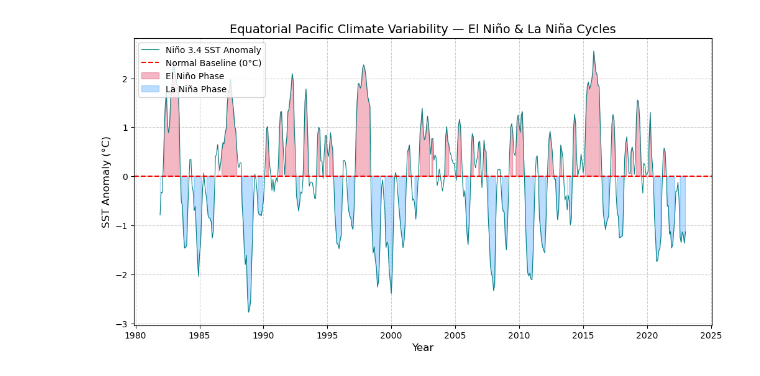
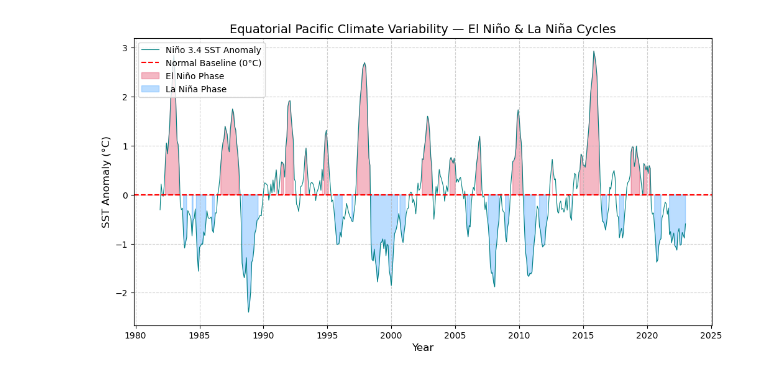
Before and after one commit to ojashgiri42/oceanography-portfolio, a Jupyter notebook: project_08_ocean_climate/notebooks/08_climate_variability.ipynb, the cells around one changed output. Cells and saved outputs as stored; diff of their text form; code cells hidden in the pictures.

```diff
--- a/project_08_ocean_climate/notebooks/08_climate_variability.ipynb
+++ b/project_08_ocean_climate/notebooks/08_climate_variability.ipynb
@@ -3,41 +3,51 @@ import xarray as xr
 import matplotlib.pyplot as plt
 import numpy as np
 
-# 1. Connect to NOAA's stable monthly OISST dataset via OPeNDAP
+# 1. Connect to NOAA's OISST dataset via OPeNDAP
 url = "https://psl.noaa.gov/thredds/dodsC/Datasets/noaa.oisst.v2/sst.mnmean.nc"
 print("Connecting to NOAA climate server...")
-ds = xr.open_dataset(url)
+ds = xr.open_dataset(url).sortby('lat')
 
-# Sort latitude coordinates so slicing works properly from South to North
-ds = ds.sortby('lat')
+# 2. Extract the Niño 3.4 region (5°S to 5°N, 190°E to 240°E)
+print("Extracting equatorial Pacific region...")
+niño34 = ds.sst.sel(lat=slice(-5, 5), lon=slice(190, 240))
 
-# 2. Extract the Niño 3.4 region in the Equatorial Pacific (5°S to 5°N, 190°E to 240°E)
-print("Extracting equatorial Pacific region...")
-niño34 = ds.sst.sel(
-    lat=slice(-5, 5),
-    lon=slice(190, 240)
-)
+# 3. Compute cosine-weighted spatial mean
+print("Calculating weighted spatial average...")
+weights = np.cos(np.deg2rad(niño34.lat))
+niño34_mean = niño34.weighted(weights).mean(dim=['lat', 'lon'], skipna=True).load()
 
-# 3. Compute spatial mean and load data into memory
-print("Downloading and processing spatial averages...")
-niño34_mean = niño34.mean(dim=['lat', 'lon'], skipna=True).load()
-
-# 4. Convert absolute SST into an Anomaly by subtracting the long-term mean over time
-climatology_mean = niño34_mean.mean(dim='time')
-niño34_anomaly = niño34_mean - climatology_mean
+# 4. Compute monthly anomaly by subtracting month-by-month climatology
+# (Optional: use .sel(time=slice('1991', '2020')) inside mean() for standard 30-yr baseline)
+climatology = niño34_mean.groupby('time.month').mean('time')
+niño34_anomaly = niño34_mean.groupby('time.month') - climatology
 
 print("Data processed successfully! Plotting climate anomaly time-series...")
 
 # 5. Plot the multi-decadal temperature anomaly variability
 plt.figure(figsize=(12, 6))
 plt.plot(niño34_anomaly.time, niño34_anomaly, color='teal', linewidth=0.8, label='Niño 3.4 SST Anomaly')
-
-# Add a reference line at 0 (the normal historical baseline)
 plt.axhline(0, color='red', linestyle='--', linewidth=1.5, label='Normal Baseline (0°C)')
 
-# Shade El Niño (warm phases > +0.5°C) and La Niña (cold phases < -0.5°C)
-plt.fill_between(niño34_anomaly.time, niño34_anomaly, 0, where=(niño34_anomaly >= 0.5), color='crimson', alpha=0.3, label='El Niño Phase')
-plt.fill_between(niño34_anomaly.time, niño34_anomaly, 0, where=(niño34_anomaly <= -0.5), color='dodgerblue', alpha=0.3, label='La Niña Phase')
+# Shade El Niño (>= +0.5°C) and La Niña (<= -0.5°C) phases
+plt.fill_between(
+    niño34_anomaly.time,
+    niño34_anomaly,
+    0,
+    where=(niño34_anomaly >= 0.5),
+    color='crimson',
+    alpha=0.3,
+    label='El Niño Phase'
+)
+plt.fill_between(
+    niño34_anomaly.time,
+    niño34_anomaly,
+    0,
+    where=(niño34_anomaly <= -0.5),
+    color='dodgerblue',
+    alpha=0.3,
+    label='La Niña Phase'
+)
 
 plt.xlabel("Year", fontsize=12)
 plt.ylabel("SST Anomaly (°C)", fontsize=12)
@@ -55,2 +65,2 @@ Downloading and processing spatial averages...
 Data processed successfully! Plotting climate anomaly time-series...
-[figure, old version]
+[figure, new version]
```
Also changed, not shown: parts of 1 cell of this notebook, 26 other files.
